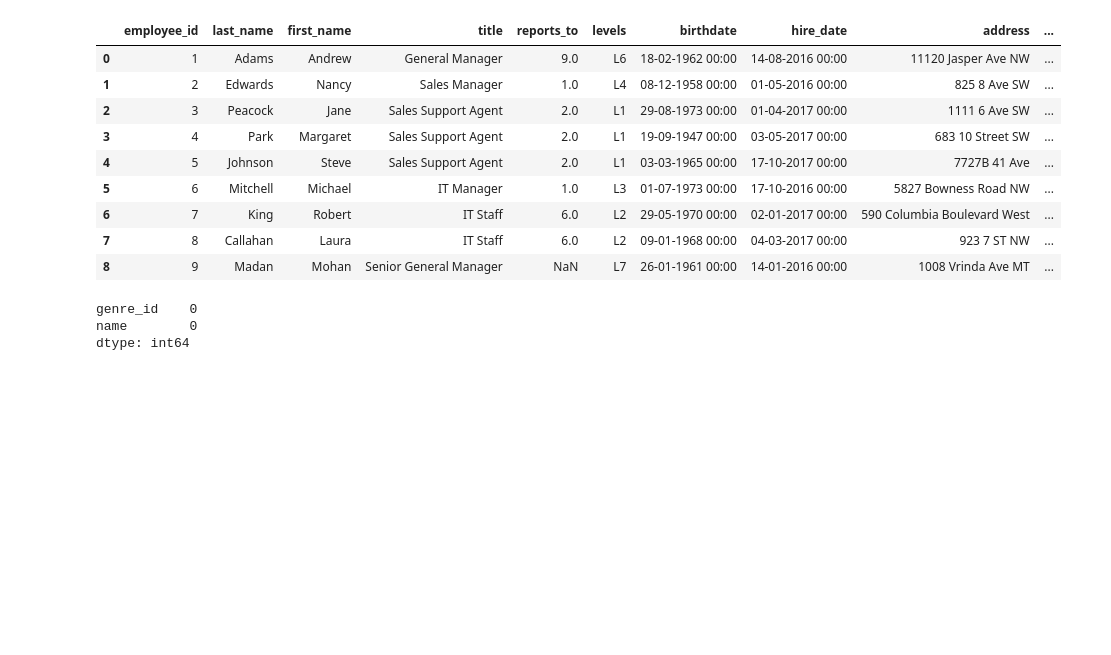
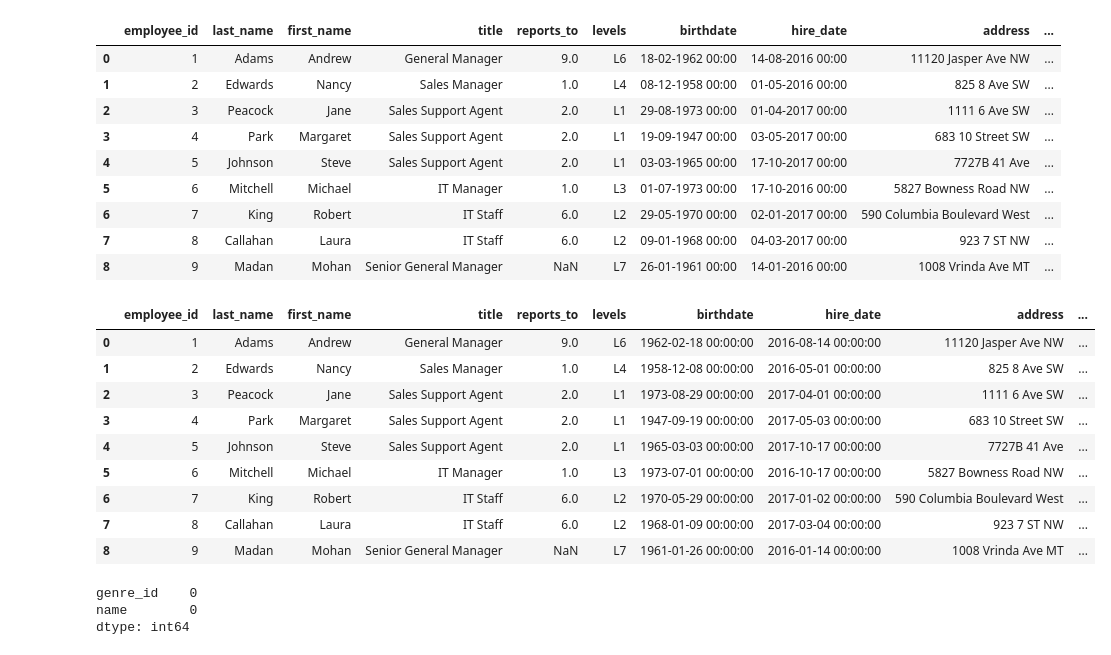
Before and after one commit to IPadaJT/MusicInsights, a Jupyter notebook: ExploringData.ipynb, the cells around one changed output. Drawn from its saved outputs; the diff is of its cells as text; code cells hidden in the pictures; blank space fills up the shorter version.

Commit message:
Changed datetime format for SQL import, added Queries used in SQL

```diff
--- a/ExploringData.ipynb
+++ b/ExploringData.ipynb
@@ -135,3 +135,21 @@ employee_df
 | 6 | 7 | King | Robert | IT Staff | 6.0 | L2 | 29-05-1970 00:00 | 02-01-2017 00:00 | 590 Columbia Boulevard West | ... |
 | 7 | 8 | Callahan | Laura | IT Staff | 6.0 | L2 | 09-01-1968 00:00 | 04-03-2017 00:00 | 923 7 ST NW | ... |
 | 8 | 9 | Madan | Mohan | Senior General Manager | NaN | L7 | 26-01-1961 00:00 | 14-01-2016 00:00 | 1008 Vrinda Ave MT | ... |
+# %%
+# During import to postgreSQL, the date formats don't match the expected SQL format.
+# Here I am going to change the format to match
+employee_df['birthdate']= pd.to_datetime(employee_df['birthdate'], format='%d-%m-%Y %H:%M').dt.strftime('%Y-%m-%d %H:%M:%S')
+employee_df['hire_date']= pd.to_datetime(employee_df['hire_date'], format='%d-%m-%Y %H:%M').dt.strftime('%Y-%m-%d %H:%M:%S')
+# %%
+employee_df
+# %% [output]
+|  | employee_id | last_name | first_name | title | reports_to | levels | birthdate | hire_date | address | ... |
+| 0 | 1 | Adams | Andrew | General Manager | 9.0 | L6 | 1962-02-18 00:00:00 | 2016-08-14 00:00:00 | 11120 Jasper Ave NW | ... |
+| 1 | 2 | Edwards | Nancy | Sales Manager | 1.0 | L4 | 1958-12-08 00:00:00 | 2016-05-01 00:00:00 | 825 8 Ave SW | ... |
+| 2 | 3 | Peacock | Jane | Sales Support Agent | 2.0 | L1 | 1973-08-29 00:00:00 | 2017-04-01 00:00:00 | 1111 6 Ave SW | ... |
+| 3 | 4 | Park | Margaret | Sales Support Agent | 2.0 | L1 | 1947-09-19 00:00:00 | 2017-05-03 00:00:00 | 683 10 Street SW | ... |
+| 4 | 5 | Johnson | Steve | Sales Support Agent | 2.0 | L1 | 1965-03-03 00:00:00 | 2017-10-17 00:00:00 | 7727B 41 Ave | ... |
+| 5 | 6 | Mitchell | Michael | IT Manager | 1.0 | L3 | 1973-07-01 00:00:00 | 2016-10-17 00:00:00 | 5827 Bowness Road NW | ... |
+| 6 | 7 | King | Robert | IT Staff | 6.0 | L2 | 1970-05-29 00:00:00 | 2017-01-02 00:00:00 | 590 Columbia Boulevard West | ... |
+| 7 | 8 | Callahan | Laura | IT Staff | 6.0 | L2 | 1968-01-09 00:00:00 | 2017-03-04 00:00:00 | 923 7 ST NW | ... |
+| 8 | 9 | Madan | Mohan | Senior General Manager | NaN | L7 | 1961-01-26 00:00:00 | 2016-01-14 00:00:00 | 1008 Vrinda Ave MT | ... |
```
Also changed, not shown: parts of 1 cell of this notebook, 2 other files.
